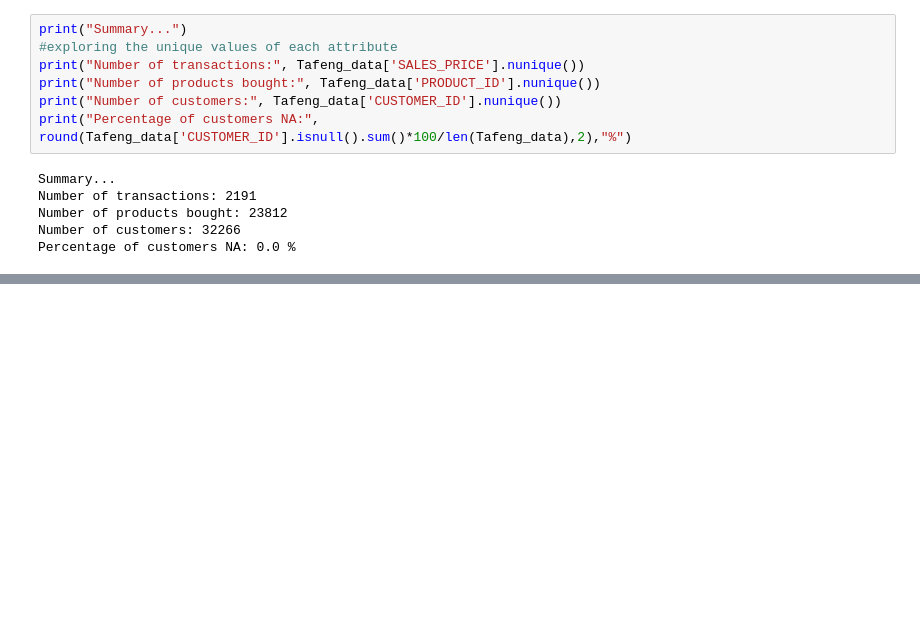
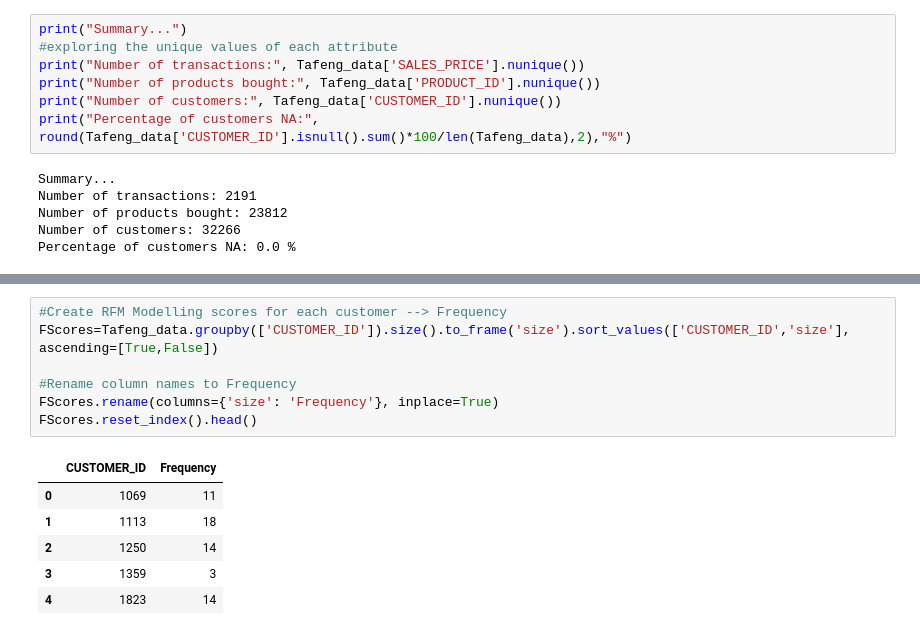
Before and after one commit to kristaLumbantoruan/customer-clustering-for-crm-in-xyz-store, a Jupyter notebook: Customer_Clustering.ipynb, the cells around one changed output, grey strips where cells are left out. Cells and saved outputs as stored; diff of their text form; blank space fills up the shorter version.

```diff
--- a/Customer_Clustering.ipynb
+++ b/Customer_Clustering.ipynb
@@ -197,0 +225,14 @@ Percentage of customers NA: 0.0 %
+# %%
+#Create RFM Modelling scores for each customer --> Frequency
+FScores=Tafeng_data.groupby(['CUSTOMER_ID']).size().to_frame('size').sort_values(['CUSTOMER_ID','size'], ascending=[True,False])
+
+#Rename column names to Frequency
+FScores.rename(columns={'size': 'Frequency'}, inplace=True)
+FScores.reset_index().head()
+# %% [output]
+|  | CUSTOMER_ID | Frequency |
+| 0 | 1069 | 11 |
+| 1 | 1113 | 18 |
+| 2 | 1250 | 14 |
+| 3 | 1359 | 3 |
+| 4 | 1823 | 14 |
```
Also changed, not shown: parts of 3 cells of this notebook.
